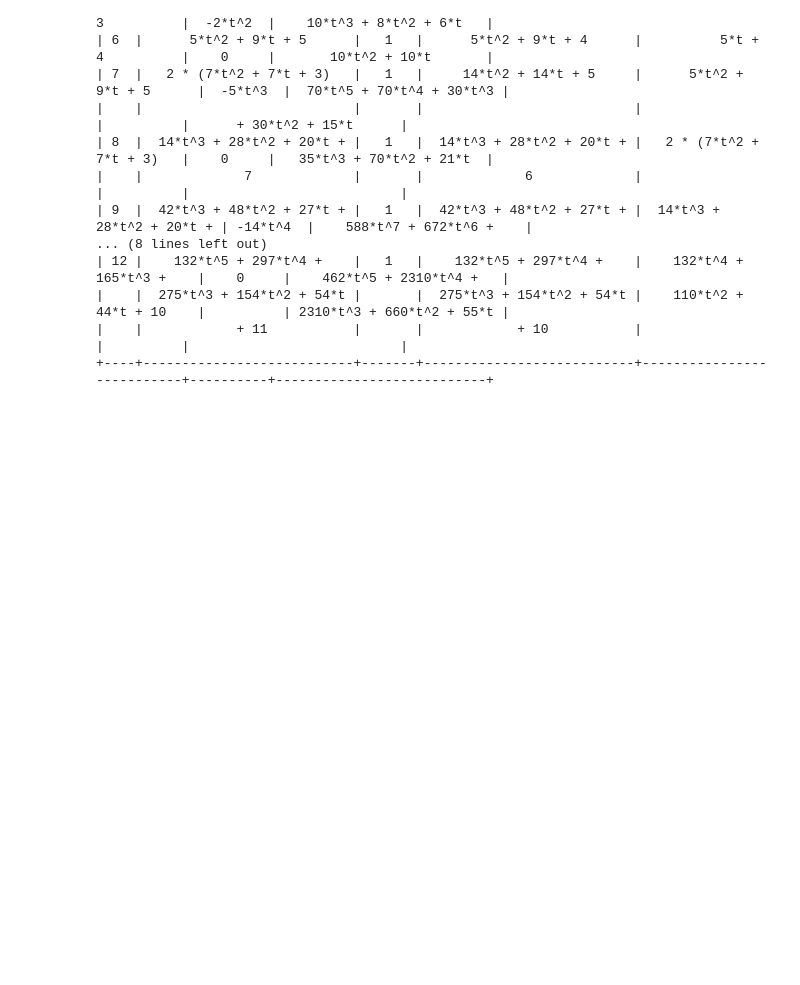
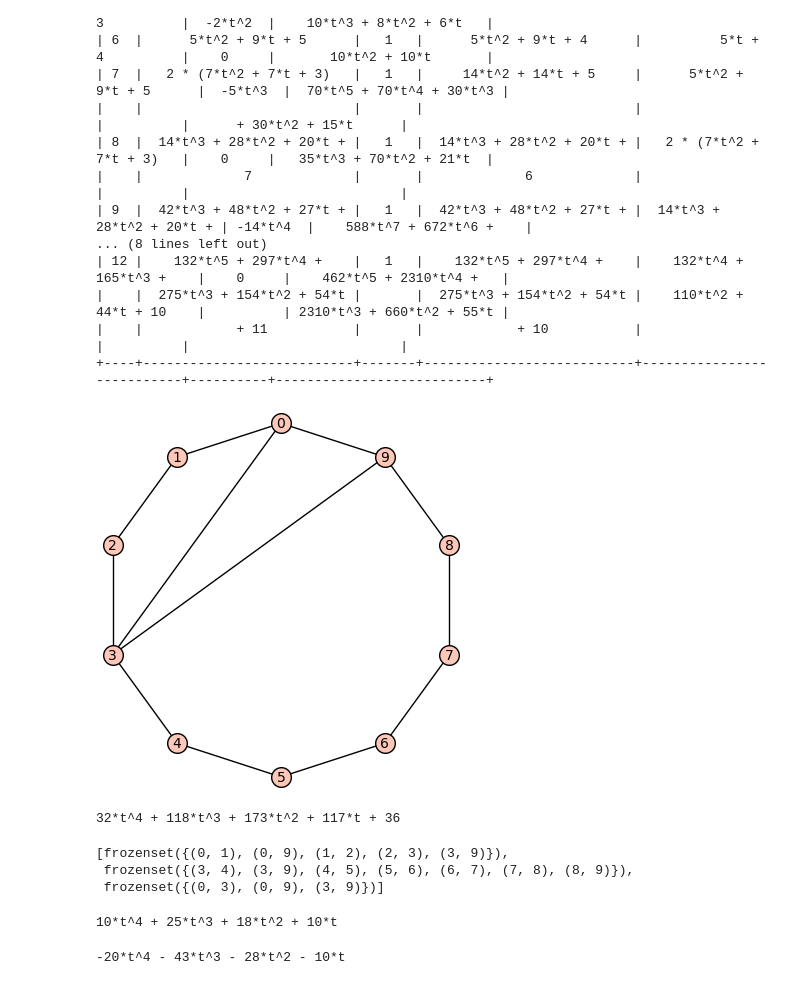
Before and after one commit to NutanNepal/ChowringofMatroids, a Jupyter notebook: qpolys/data_collection.ipynb, the cells around one changed output. Cells and saved outputs as stored; diff of their text form; code cells hidden in the pictures; blank space fills up the shorter version.

```diff
--- a/qpolys/data_collection.ipynb
+++ b/qpolys/data_collection.ipynb
@@ -325,3 +325,43 @@ print(table3)
 |    |  275*t^3 + 154*t^2 + 54*t |       |  275*t^3 + 154*t^2 + 54*t |    110*t^2 + 44*t + 10    |          | 2310*t^3 + 660*t^2 + 55*t |
 |    |            + 11           |       |            + 10           |                           |          |                           |
 +----+---------------------------+-------+---------------------------+---------------------------+----------+---------------------------+
+# %%
+n = 10
+k = 3
+G2 = graphs.CycleGraph(n)
+G2.add_edge(0,k)
+G2.add_edge(k,n-1)
+e = frozenset({(k, n-1)})
+G2.show()
+# %% [output]
+[figure, added]
+# %%
+M = Matroid(G2)
+print(kl_inverse_fast(Matroid(G2)))
+# %% [output]
+32*t^4 + 118*t^3 + 173*t^2 + 117*t + 36
+# %%
+def circuits_containing_element(M, e):
+    circuits_with_e = [circuit for circuit in M.circuits() if e.issubset(set(circuit))]
+    return circuits_with_e
+
+circuits_containing_element(M, e)
+# %% [output]
+[frozenset({(0, 1), (0, 9), (1, 2), (2, 3), (3, 9)}),
+ frozenset({(3, 4), (3, 9), (4, 5), (5, 6), (6, 7), (7, 8), (8, 9)}),
+ frozenset({(0, 3), (0, 9), (3, 9)})]
+# %%
+def sumatC(M, C):
+    sum = 0
+    for c in C:
+        sum += S( t * kl_inverse_fast(M.contract(c)) *\
+        lt(M.delete(M.groundset() - c).contract(e)))
+    return sum
+
+sumatC(M, circuits_containing_element(M, e))
+# %% [output]
+10*t^4 + 25*t^3 + 18*t^2 + 10*t
+# %%
+kl_inverse_fast(M) - kl_inverse_fast(M.delete(e)) - (t+1) * kl_inverse_fast(M.contract(e))
+# %% [output]
+-20*t^4 - 43*t^3 - 28*t^2 - 10*t
```
Also changed, not shown: parts of 2 cells of this notebook, 1 other file.
